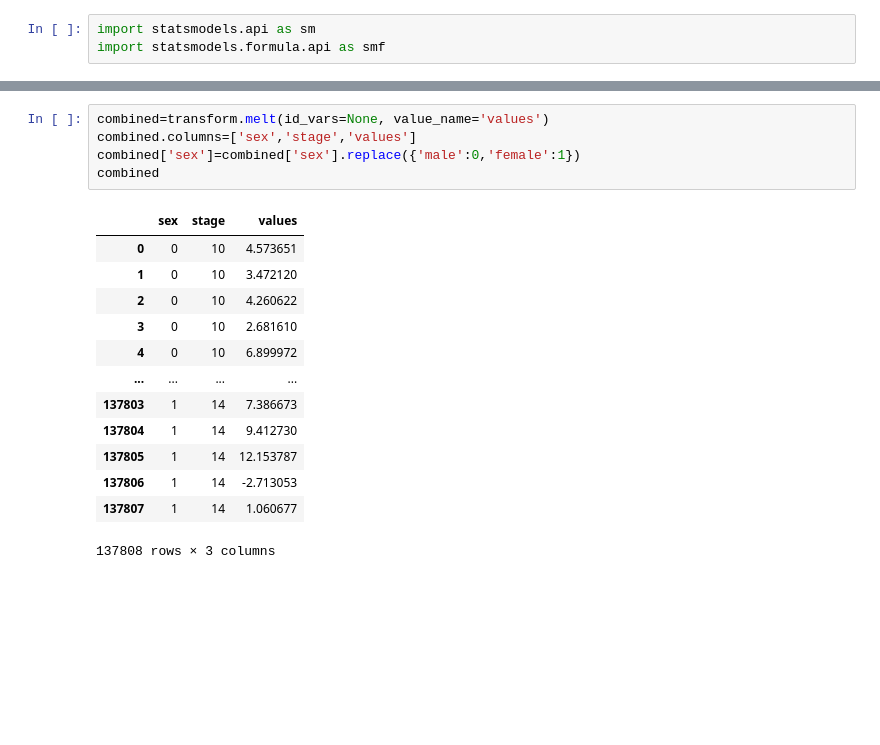
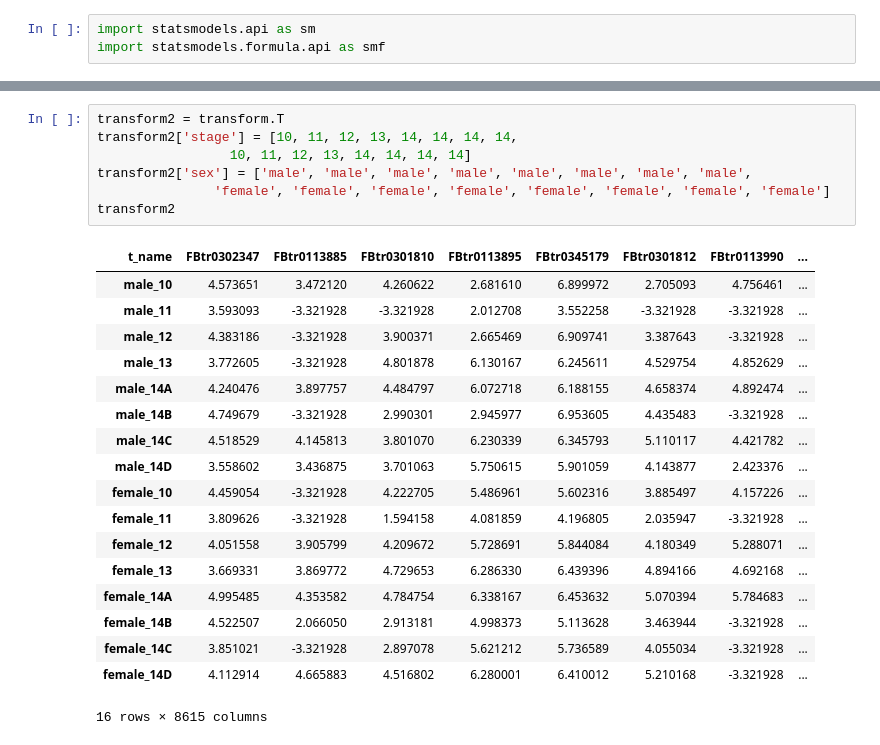
Before and after one commit to Hkhaira1/qbb2021-answers, a Jupyter notebook: week9/Gene_expression.ipynb, the cells around one changed output, grey strips where cells are left out. Saved outputs shown, nothing was run; the diff lists cells and outputs as text; blank space fills up the shorter version.

```diff
--- a/week9/Gene_expression.ipynb
+++ b/week9/Gene_expression.ipynb
@@ -217,20 +198,27 @@ transform
-# %%
-combined=transform.melt(id_vars=None, value_name='values')
-combined.columns=['sex','stage','values']
-combined['sex']=combined['sex'].replace({'male':0,'female':1})
-combined
-# %% [output]
-|  | sex | stage | values |
-| 0 | 0 | 10 | 4.573651 |
-| 1 | 0 | 10 | 3.472120 |
-| 2 | 0 | 10 | 4.260622 |
-| 3 | 0 | 10 | 2.681610 |
-| 4 | 0 | 10 | 6.899972 |
-| ... | ... | ... | ... |
-| 137803 | 1 | 14 | 7.386673 |
-| 137804 | 1 | 14 | 9.412730 |
-| 137805 | 1 | 14 | 12.153787 |
-| 137806 | 1 | 14 | -2.713053 |
-| 137807 | 1 | 14 | 1.060677 |
-137808 rows × 3 columns
+# %%
+transform2 = transform.T
+transform2['stage'] = [10, 11, 12, 13, 14, 14, 14, 14,
+                 10, 11, 12, 13, 14, 14, 14, 14]
+transform2['sex'] = ['male', 'male', 'male', 'male', 'male', 'male', 'male', 'male',
+               'female', 'female', 'female', 'female', 'female', 'female', 'female', 'female']
+transform2
+# %% [output]
+| t_name | FBtr0302347 | FBtr0113885 | FBtr0301810 | FBtr0113895 | FBtr0345179 | FBtr0301812 | FBtr0113990 | ... |
+| male_10 | 4.573651 | 3.472120 | 4.260622 | 2.681610 | 6.899972 | 2.705093 | 4.756461 | ... |
+| male_11 | 3.593093 | -3.321928 | -3.321928 | 2.012708 | 3.552258 | -3.321928 | -3.321928 | ... |
+| male_12 | 4.383186 | -3.321928 | 3.900371 | 2.665469 | 6.909741 | 3.387643 | -3.321928 | ... |
+| male_13 | 3.772605 | -3.321928 | 4.801878 | 6.130167 | 6.245611 | 4.529754 | 4.852629 | ... |
+| male_14A | 4.240476 | 3.897757 | 4.484797 | 6.072718 | 6.188155 | 4.658374 | 4.892474 | ... |
+| male_14B | 4.749679 | -3.321928 | 2.990301 | 2.945977 | 6.953605 | 4.435483 | -3.321928 | ... |
+| male_14C | 4.518529 | 4.145813 | 3.801070 | 6.230339 | 6.345793 | 5.110117 | 4.421782 | ... |
+| male_14D | 3.558602 | 3.436875 | 3.701063 | 5.750615 | 5.901059 | 4.143877 | 2.423376 | ... |
+| female_10 | 4.459054 | -3.321928 | 4.222705 | 5.486961 | 5.602316 | 3.885497 | 4.157226 | ... |
+| female_11 | 3.809626 | -3.321928 | 1.594158 | 4.081859 | 4.196805 | 2.035947 | -3.321928 | ... |
+| female_12 | 4.051558 | 3.905799 | 4.209672 | 5.728691 | 5.844084 | 4.180349 | 5.288071 | ... |
+| female_13 | 3.669331 | 3.869772 | 4.729653 | 6.286330 | 6.439396 | 4.894166 | 4.692168 | ... |
+| female_14A | 4.995485 | 4.353582 | 4.784754 | 6.338167 | 6.453632 | 5.070394 | 5.784683 | ... |
+| female_14B | 4.522507 | 2.066050 | 2.913181 | 4.998373 | 5.113628 | 3.463944 | -3.321928 | ... |
+| female_14C | 3.851021 | -3.321928 | 2.897078 | 5.621212 | 5.736589 | 4.055034 | -3.321928 | ... |
+| female_14D | 4.112914 | 4.665883 | 4.516802 | 6.280001 | 6.410012 | 5.210168 | -3.321928 | ... |
+16 rows × 8615 columns
 # %%
```
Also changed, not shown: parts of 30 cells of this notebook.
